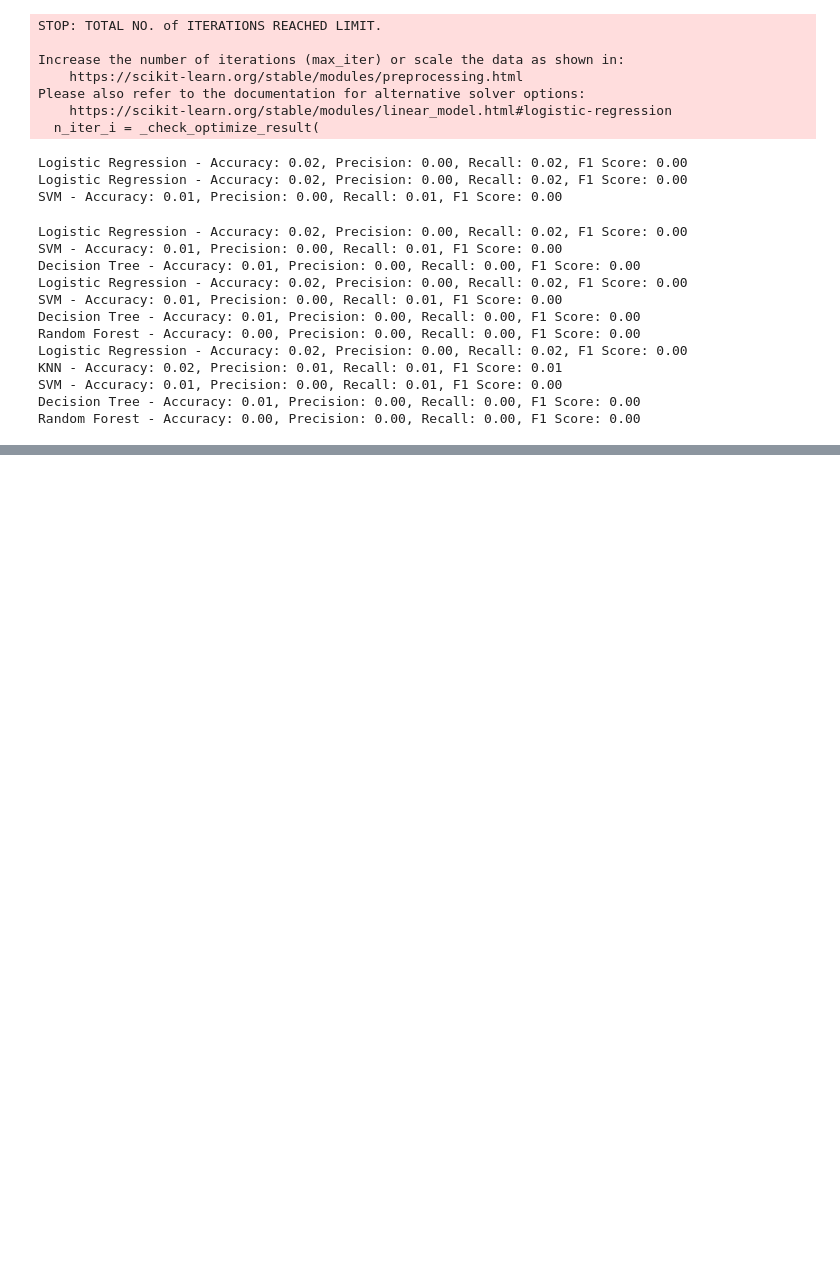
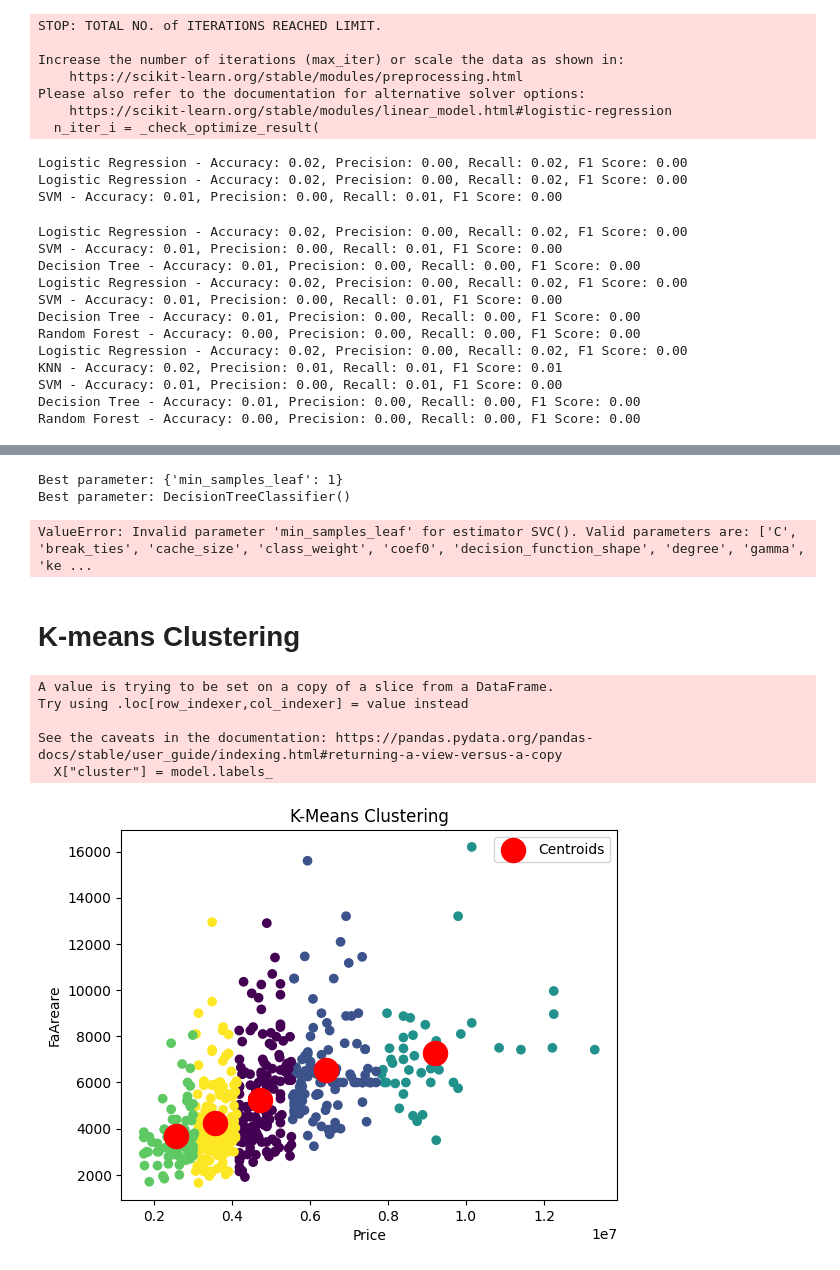
Before and after one commit to shahidkhan876/Python_ka_chilla, a Jupyter notebook: day_24_project/house_classi.ipynb, the cells around one changed output, grey strips where cells are left out. Drawn from its saved outputs; the diff is of its cells as text; code cells hidden in the pictures; blank space fills up the shorter version.

```diff
--- a/day_24_project/house_classi.ipynb
+++ b/day_24_project/house_classi.ipynb
@@ -261,0 +380,78 @@ Random Forest - Accuracy: 0.00, Precision: 0.00, Recall: 0.00, F1 Score: 0.00
+# %%
+import pandas as pd
+import numpy as np
+import matplotlib.pyplot as plt
+import seaborn as sns
+
+#load dataset
+df = pd.read_csv('Housing.csv')
+
+X = df[['area']]
+y = df['price']
+
+# from sklearn.linear_model import LinearRegression
+# from sklearn.neighbors import KNeighborsRegressor
+from sklearn.tree import DecisionTreeRegressor
+from sklearn.model_selection import GridSearchCV
+
+model = DecisionTreeClassifier()
+
+param_grid = {'min_samples_leaf': [1,3,5]}
+grid_search = GridSearchCV(model,param_grid,cv=3,scoring="neg_mean_squared_error")
+grid_search.fit(X,y)
+print("Best parameter:",grid_search.best_params_)
+print("Best parameter:",grid_search.best_estimator_)
+# %% [output]
+Best parameter: {'min_samples_leaf': 1}
+Best parameter: DecisionTreeClassifier()
+# %%
+import numpy as np
+import matplotlib.pyplot as plt
+import seaborn as sns
+
+#load dataset
+df = pd.read_csv('Housing.csv')
+
+X = df[['area']]
+y = df['price']
+
+# from sklearn.linear_model import LinearRegression
+# from sklearn.neighbors import KNeighborsRegressor
+# from sklearn.tree import DecisionTreeRegressor
+from sklearn.ensemble import RandomForestRegressor
+# from sklearn.svm import SVC
+from sklearn.model_selection import GridSearchCV
+
+model = SVC()
+
+param_grid = {  'min_samples_leaf': [1]}
+grid_search = GridSearchCV(model,param_grid,cv=3,scoring="neg_mean_squared_error")
+grid_search.fit(X,y)
+print("Best parameter:",grid_search.best_params_)
+print("Best parameter:",grid_search.best_estimator_)
+# %% [output]
+ValueError: Invalid parameter 'min_samples_leaf' for estimator SVC(). Valid parameters are: ['C', 'break_ties', 'cache_size', 'class_weight', 'coef0', 'decision_function_shape', 'degree', 'gamma', 'ke ...
+# %% [markdown]
+# K-means Clustering
+# %%
+from sklearn.cluster import KMeans
+X=df[["price","area"]]
+model = KMeans(n_clusters=5)
+model.fit(X)
+X["cluster"] = model.labels_
+# %% [output]
+A value is trying to be set on a copy of a slice from a DataFrame.
+Try using .loc[row_indexer,col_indexer] = value instead
+
+See the caveats in the documentation: https://pandas.pydata.org/pandas-docs/stable/user_guide/indexing.html#returning-a-view-versus-a-copy
+  X["cluster"] = model.labels_
+# %%
+plt.scatter(X['price'], X['area'], c=X['cluster'], cmap='viridis')
+plt.scatter(model.cluster_centers_[:, 0], model.cluster_centers_[:, 1], s=300, c='red', label='Centroids')
+plt.xlabel('Price')
+plt.ylabel('FaAreare')
+plt.title('K-Means Clustering')
+plt.legend()
+plt.show()
+# %% [output]
+[figure, added]
```
Also changed, not shown: parts of 15 cells of this notebook, 4 other files.
